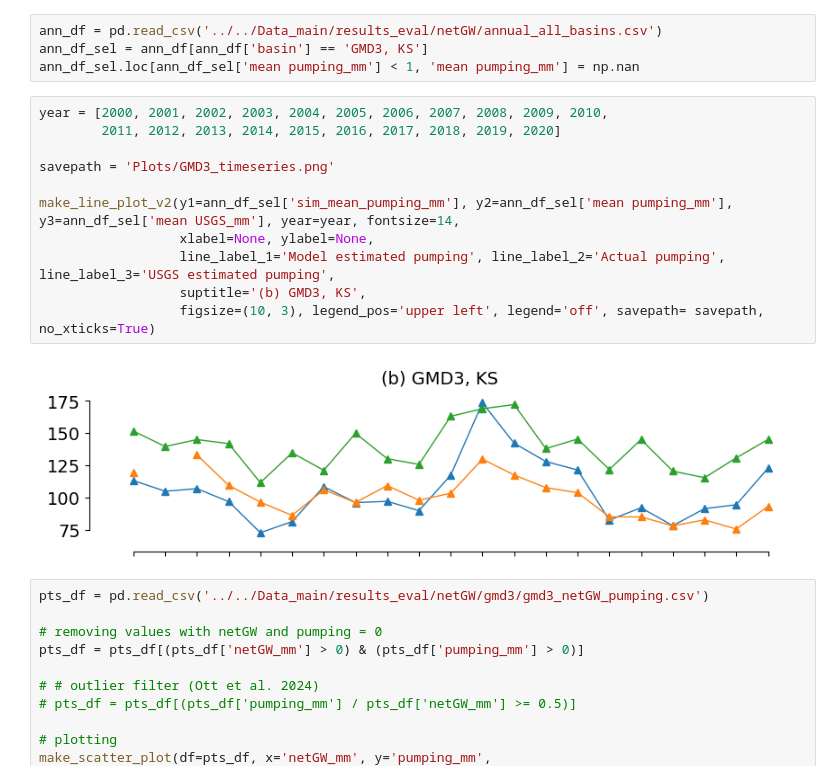
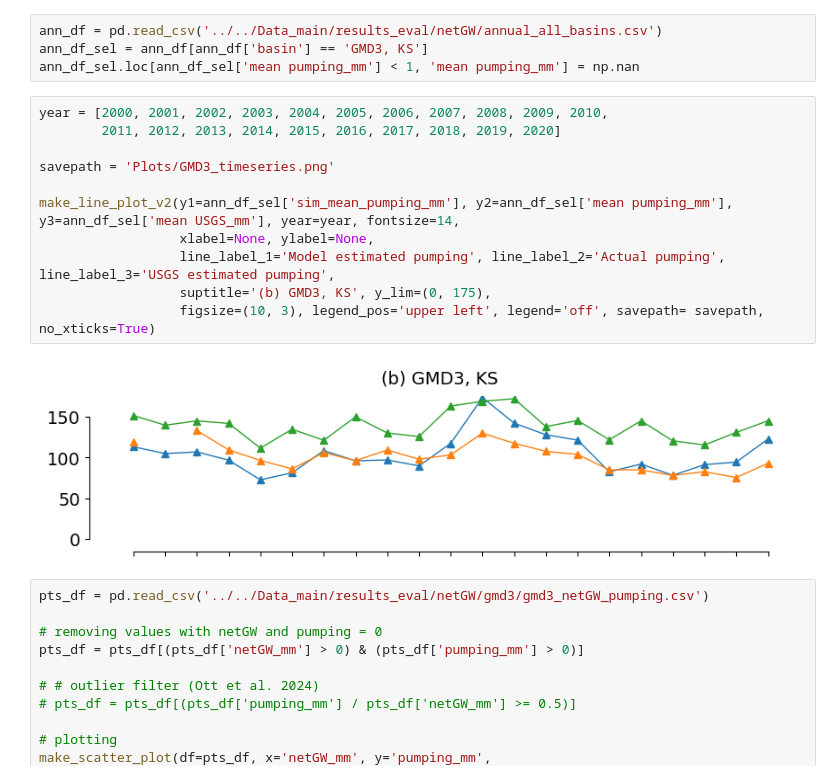
Before and after one commit to mdfahimhasan/WestUS_Peff, a Jupyter notebook: Codes/results_analysis/netGW_vs_pumping.ipynb, the cells around one changed output. Saved outputs shown, nothing was run; the diff lists cells and outputs as text.

Commit message:
minor plot updates and R2 value calc in simulated pumping vs in-situ values.

```diff
--- a/Codes/results_analysis/netGW_vs_pumping.ipynb
+++ b/Codes/results_analysis/netGW_vs_pumping.ipynb
@@ -139,16 +157,16 @@ ann_df_sel.loc[ann_df_sel['mean pumping_mm'] < 1, 'mean pumping_mm'] = np.nan
 # %%
 year = [2000, 2001, 2002, 2003, 2004, 2005, 2006, 2007, 2008, 2009, 2010,
         2011, 2012, 2013, 2014, 2015, 2016, 2017, 2018, 2019, 2020]
 
 savepath = 'Plots/GMD3_timeseries.png'
 
 make_line_plot_v2(y1=ann_df_sel['sim_mean_pumping_mm'], y2=ann_df_sel['mean pumping_mm'], y3=ann_df_sel['mean USGS_mm'], year=year, fontsize=14,
                   xlabel=None, ylabel=None,
                   line_label_1='Model estimated pumping', line_label_2='Actual pumping', line_label_3='USGS estimated pumping',
-                  suptitle='(b) GMD3, KS',
+                  suptitle='(b) GMD3, KS', y_lim=(0, 175),
                   figsize=(10, 3), legend_pos='upper left', legend='off', savepath= savepath, no_xticks=True)
 # %% [output]
-[figure, old version]
+[figure, new version]
 # %%
 pts_df = pd.read_csv('../../Data_main/results_eval/netGW/gmd3/gmd3_netGW_pumping.csv')
 
```
Also changed, not shown: parts of 9 cells of this notebook, 1 other file.
